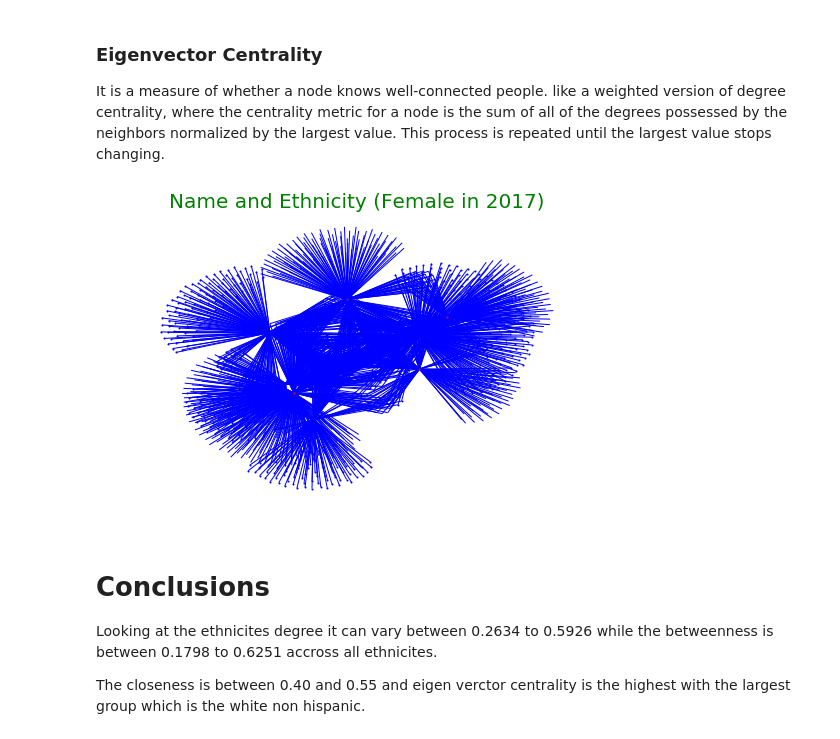
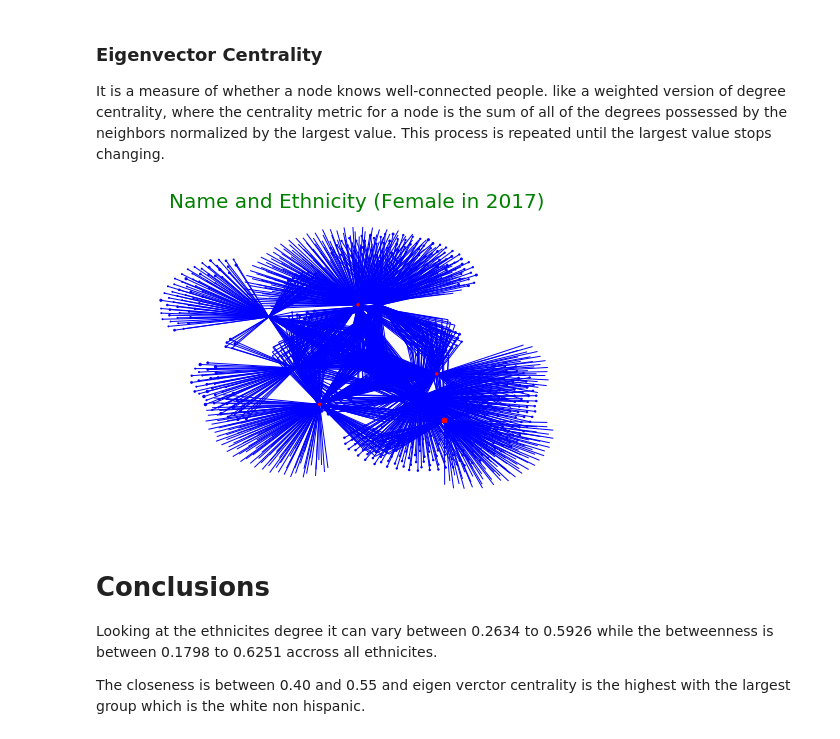
Before and after one commit to akarimhammoud/DATA-620, a Jupyter notebook: Week_3_project_1/Project 1 Centrality measures V2.ipynb, the cells around one changed output. Saved outputs shown, nothing was run; the diff lists cells and outputs as text; code cells hidden in the pictures.

```diff
--- a/Week_3_project_1/Project 1 Centrality measures V2.ipynb
+++ b/Week_3_project_1/Project 1 Centrality measures V2.ipynb
@@ -157,12 +157,3 @@ The graphs also tell us there are few names are more common in certain ethnicite
 Centrality measures will be calculated to have understanding of important nodes within the network,and degree of interactions with other nodes. Degree centrality by category(ethnicity) will be calculated as well.
 
 Statistical Analysis on Centrality Measure: With centrality measures calculated on each nodes by category, we can calculate average across these groups and apply t-tests to see if there are statistically significant differences in average degree cewntrality and Eigenvector centrality across ethnic groups.
-# %%
-#Network with ethnicity as nodes
-G1 = net.Graph()
-G1 = net.from_pandas_edgelist(df, source= 'nm', target='nm',edge_attr=True)
-
-#add the attributes
-net.set_node_attributes(G1, df['rnk'], 'rank')
-net.set_node_attributes(G1, df['cnt'], 'count')
-print(net.info(G1))
@@ -202,5 +331,15 @@ dat1.sort_values('degree' ,ascending = False).head(5)
 ### Betweenness Centrality¶
 
 Betweenness is a measure of the degree to which nodes serve as bridges or bottlenecks between parts of the network. Nodes with betweenness connect parts of a network that would not otherwise be connected.
+# %%
+#### create dataframe of graph centrality measures
+cm1 = pd.DataFrame(G)
+
+cm1['degree'] = net.degree_centrality(G).values()
+cm1['degree']
+cm1['betweenness'] = net.betweenness_centrality(G).values()
+cm1['closeness'] = net.closeness_centrality(G).values()
+cm1['eigen'] = net.eigenvector_centrality_numpy(G).values()
+cm1.index = list(G)
 # %%
 #plot scaled by betweenness centrality
@@ -244,13 +383,13 @@ It is a measure of whether a node knows well-connected people. like a weighted v
 # %%
 #plot scaled by eigen
 
-net.draw(G, nodelist = ethcty, node_color = 'red', node_size=[v * 100 for v in list(network.eigen)], edge_color="b")
-net.draw(G, nodelist = nm, node_color = 'blue', node_size=[v * 100 for v in list(network.eigen)], edge_color="b")
+net.draw(G, nodelist = ethcty, node_color = 'red', node_size=[v * 100 for v in list(cm1.eigen)], edge_color="b")
+net.draw(G, nodelist = nm, node_color = 'blue', node_size=[v * 100 for v in list(cm1.eigen)], edge_color="b")
 
 plt.title('Name and Ethnicity (Female in 2017)', fontsize = 20, color = 'Green')
 plt.show()
 # %% [output]
-[figure, old version]
+[figure, new version]
 # %% [markdown]
 # Conclusions
 Looking at the ethnicites degree it can vary between 0.2634 to 0.5926 while the betweenness is between 0.1798 to 0.6251 accross all ethnicites.
```
Also changed, not shown: parts of 16 cells of this notebook.
